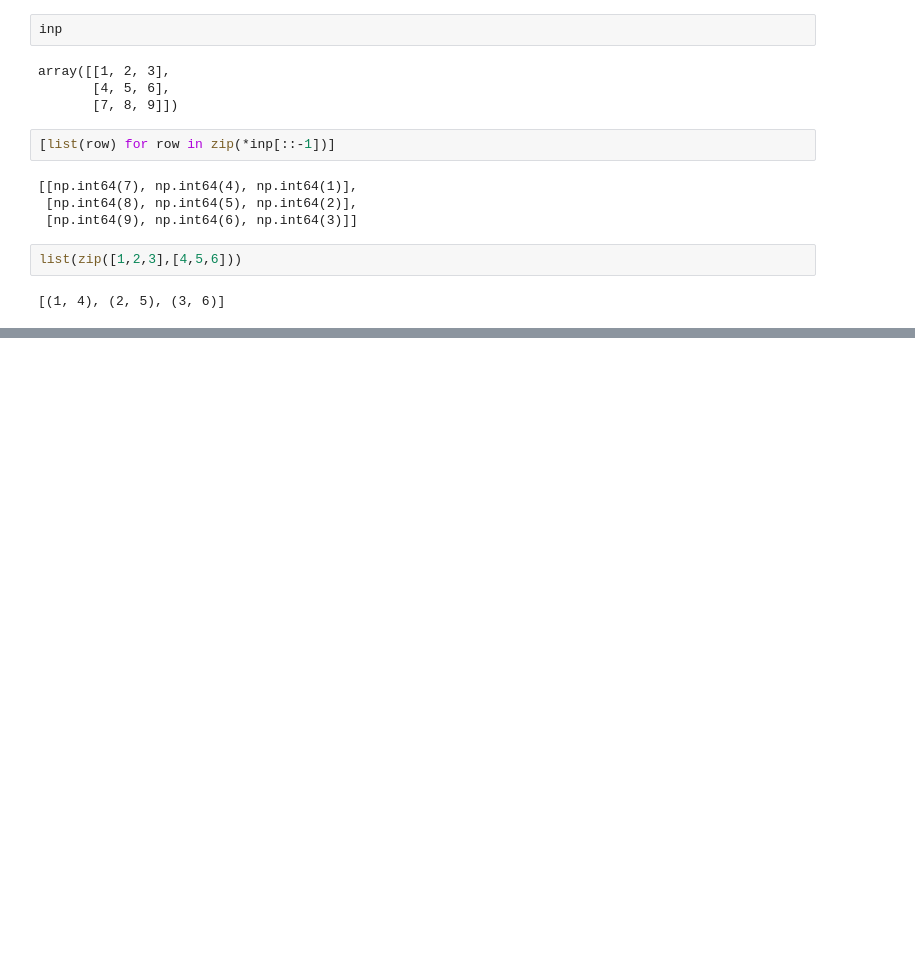
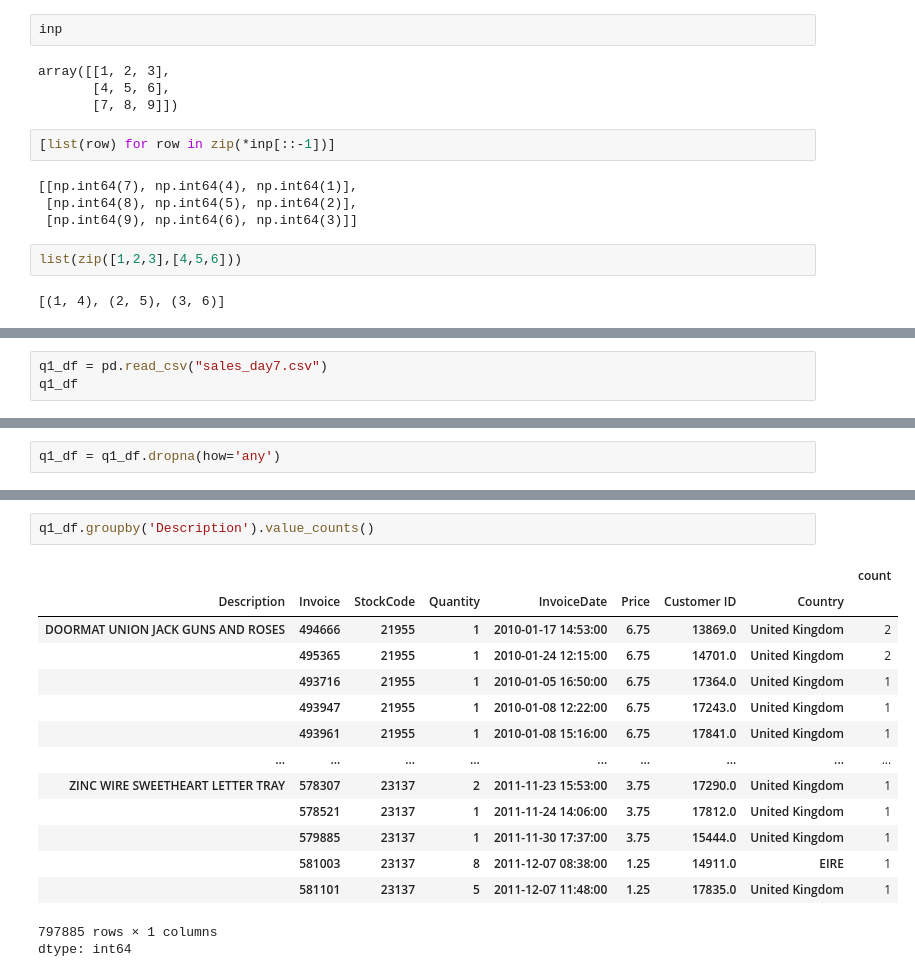
Before and after one commit to msarkar92/pandas-basics, a Jupyter notebook: Pandas_2.ipynb, the cells around one changed output, grey strips where cells are left out. Saved outputs shown, nothing was run; the diff lists cells and outputs as text; blank space fills up the shorter version.

```diff
--- a/Pandas_2.ipynb
+++ b/Pandas_2.ipynb
@@ -873,0 +878,3 @@ list(zip([1,2,3],[4,5,6]))
+# %%
+q1_df = pd.read_csv("sales_day7.csv")
+q1_df
@@ -873,0 +895,2 @@ list(zip([1,2,3],[4,5,6]))
+# %%
+q1_df = q1_df.dropna(how='any')
@@ -873,0 +906,18 @@ list(zip([1,2,3],[4,5,6]))
+# %%
+q1_df.groupby('Description').value_counts()
+# %% [output]
+|  |  |  |  |  |  |  |  | count |
+| Description | Invoice | StockCode | Quantity | InvoiceDate | Price | Customer ID | Country |  |
+| DOORMAT UNION JACK GUNS AND ROSES | 494666 | 21955 | 1 | 2010-01-17 14:53:00 | 6.75 | 13869.0 | United Kingdom | 2 |
+|  | 495365 | 21955 | 1 | 2010-01-24 12:15:00 | 6.75 | 14701.0 | United Kingdom | 2 |
+|  | 493716 | 21955 | 1 | 2010-01-05 16:50:00 | 6.75 | 17364.0 | United Kingdom | 1 |
+|  | 493947 | 21955 | 1 | 2010-01-08 12:22:00 | 6.75 | 17243.0 | United Kingdom | 1 |
+|  | 493961 | 21955 | 1 | 2010-01-08 15:16:00 | 6.75 | 17841.0 | United Kingdom | 1 |
+| ... | ... | ... | ... | ... | ... | ... | ... | ... |
+| ZINC WIRE SWEETHEART LETTER TRAY | 578307 | 23137 | 2 | 2011-11-23 15:53:00 | 3.75 | 17290.0 | United Kingdom | 1 |
+|  | 578521 | 23137 | 1 | 2011-11-24 14:06:00 | 3.75 | 17812.0 | United Kingdom | 1 |
+|  | 579885 | 23137 | 1 | 2011-11-30 17:37:00 | 3.75 | 15444.0 | United Kingdom | 1 |
+|  | 581003 | 23137 | 8 | 2011-12-07 08:38:00 | 1.25 | 14911.0 | EIRE | 1 |
+|  | 581101 | 23137 | 5 | 2011-12-07 11:48:00 | 1.25 | 17835.0 | United Kingdom | 1 |
+797885 rows × 1 columns
+dtype: int64
```
Also changed, not shown: parts of 3 cells of this notebook.
